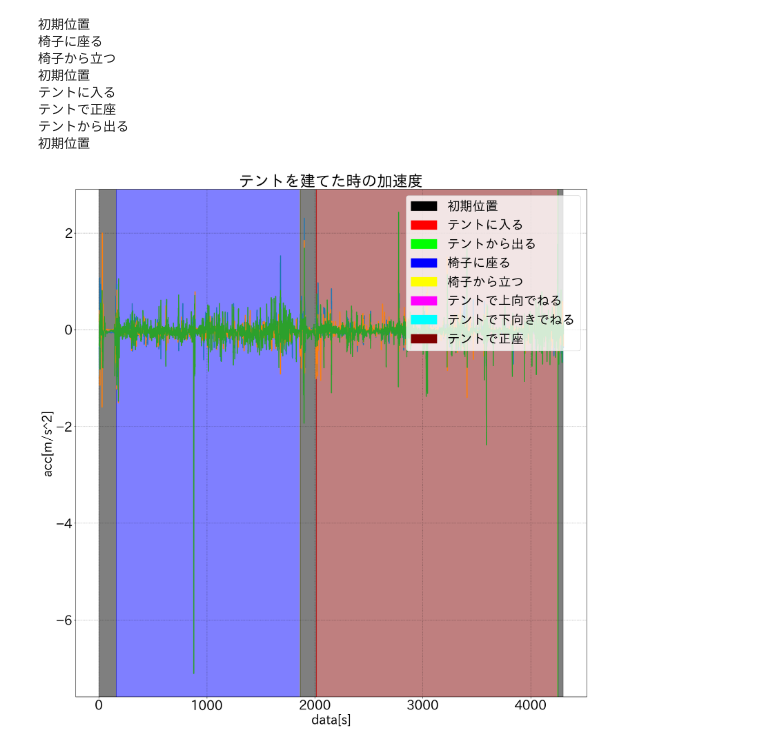
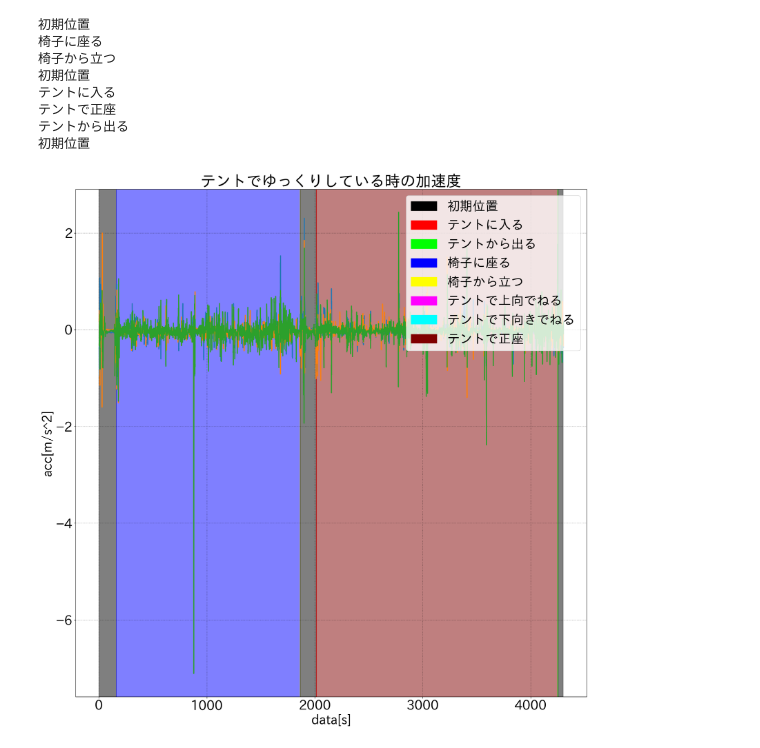
Before and after one commit to harutiro/jupyter, a Jupyter notebook: camp/2/python/acc.ipynb, the cells around one changed output. Drawn from its saved outputs; the diff is of its cells as text; code cells hidden in the pictures.

```diff
--- a/camp/2/python/acc.ipynb
+++ b/camp/2/python/acc.ipynb
@@ -23,7 +23,7 @@ ax3 = fig.add_subplot(1, 1, 1)
 ## グリッドの設定
 ax3.grid(color='k', linestyle='dotted', linewidth=1, alpha=0.5, zorder=2)
 ## グラフのタイトル
-ax3.set_title("テントを建てた時の加速度")
+ax3.set_title("テントでゆっくりしている時の加速度")
 ## x軸のラベル
 ax3.set_xlabel('data[s]')
 ## y軸のラベル
@@ -70,31 +70,31 @@ content_colors = {
     "テントで下向きでねる": "#00ffff",
     "テントで正座": "#800000"
 }
 
 # 階段利用区間をラベリング
 for i in range(len(ans)):
     content = ans["content"][i]  # 現在のデータのcontent
     print(content)
     color = content_colors.get(content, "#808080")  # 現在のデータのcontentに対応する色
     start_time = (ans["time"][i] - ans["time"][0]) / 1000
     end_time = (ans["time"][i + 1] - ans["time"][0]) / 1000 if i < len(ans) - 1 else (acc["time"].max() - ans["time"][0]) / 1000
     ax3.axvspan(start_time, end_time, color=color, alpha=0.5, zorder=1)
 
 # 凡例の作成
 content_labels = list(content_colors.keys())
 content_patches = [matplotlib.patches.Patch(color=color) for color in content_colors.values()]
 
 # 凡例の表示
 ax3.legend(content_patches, content_labels, loc="upper right")
 
 plt.show()
 # %% [output]
 初期位置
 椅子に座る
 椅子から立つ
 初期位置
 テントに入る
 テントで正座
 テントから出る
 初期位置
-[figure, old version]
+[figure, new version]
```
Also changed, not shown: parts of 2 cells of this notebook, 3 other files.
